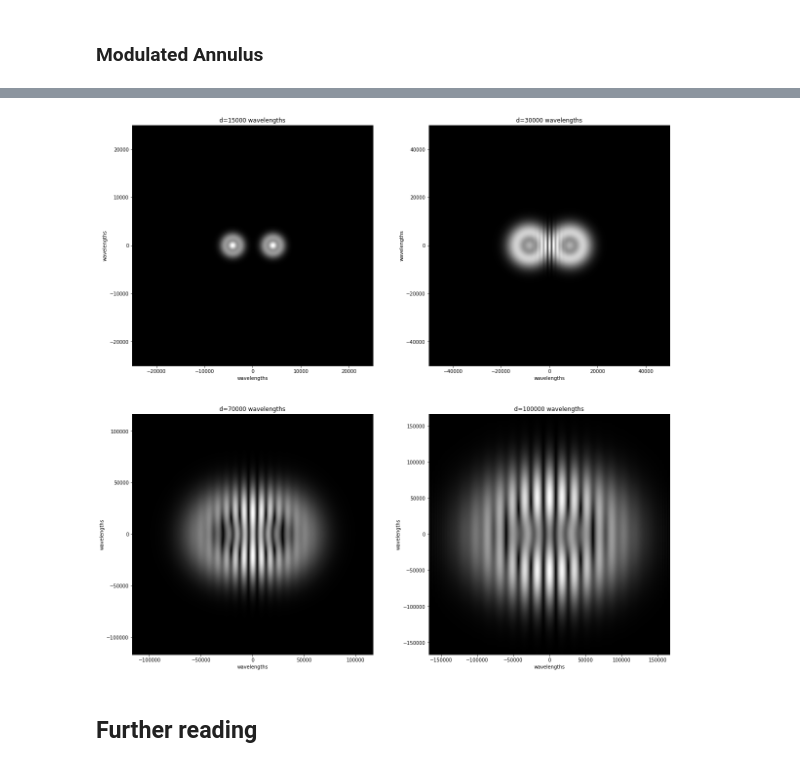
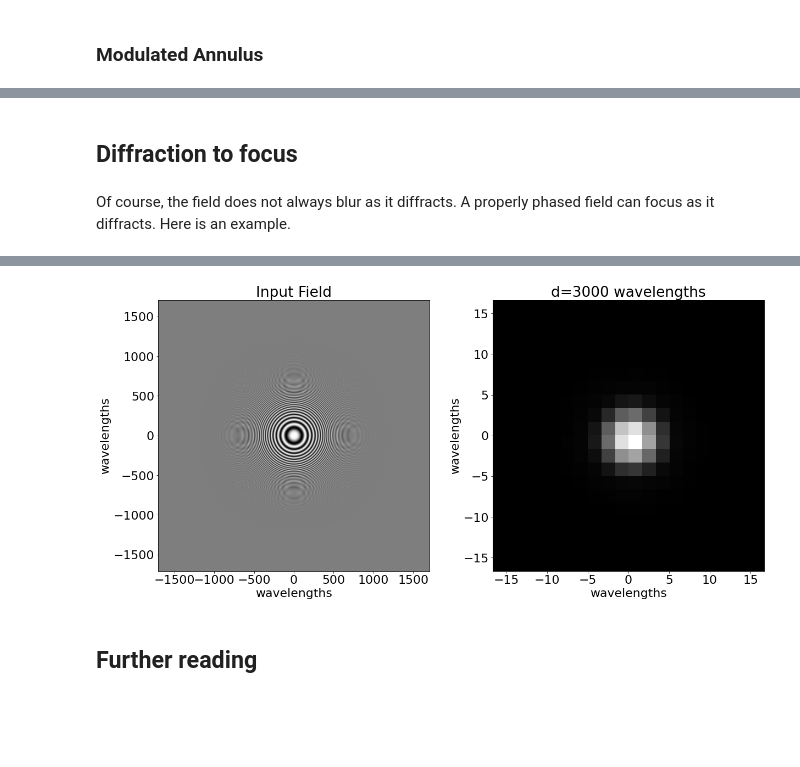
Before and after one commit to djbradyAtOpticalSciencesArizona/computationalImaging, a Jupyter notebook: waves/numericalDiffraction.ipynb, the cells around one changed output, grey strips where cells are left out. Saved outputs shown, nothing was run; the diff lists cells and outputs as text; code cells hidden in the pictures; blank space fills up the shorter version.

```diff
--- a/waves/numericalDiffraction.ipynb
+++ b/waves/numericalDiffraction.ipynb
@@ -24,5 +24,7 @@ from tensorflow import keras
 from tensorflow.keras.datasets import mnist
 %matplotlib inline
 plt.rcParams['figure.figsize'] = [20, 20]
+plt.rcParams.update({'font.size': 22})
 from google.colab import files
+from skimage.transform import rescale
 # %% [markdown]
@@ -40,8 +42,8 @@ def g(f,d,lam):
 # calculate the diffracted field for the 2d image f propagated a distance d with wavelength relative to the pixel pitch lam
 # d is in units of wavelengths, lam is the ratio of the wavelength to the sampling period. We assume lam<< 1
 #
-  zPad=np.int(2*d*lam)
-  inF=np.zeros(np.add(f.shape,[zPad,zPad]))
+  zPad=np.int(d*lam)
+  inF=np.zeros(np.add(f.shape,[zPad,zPad])).astype('complex128')
   inF[np.int(inF.shape[0]/2-f.shape[0]/2):np.int(inF.shape[0]/2+f.shape[0]/2),np.int(inF.shape[0]/2-f.shape[0]/2):np.int(inF.shape[0]/2+f.shape[0]/2)]=f
   urange=np.linspace(-lam/2,lam/2,inF.shape[0])
   u,v = np.meshgrid(urange,urange)
@@ -208,48 +210,35 @@ Text(0, 0.5, 'wavelengths')
+# %% [markdown]
+## Diffraction to focus
+# %% [markdown]
+Of course, the field does not always blur as it diffracts. A properly phased field can focus as it diffracts. Here is an example.
 # %%
+## Focusing Chirp Distribution
 N=1024
 lam=.3
 xrange=N/(lam*2)
 xp=np.linspace(-xrange,xrange,N)
 x,y = np.meshgrid(xp,xp)
-f=np.cos(.05*np.pi*x)*(np.exp(-(x**2+y**2)/4000)-np.exp(-(x**2+y**2)/5000))
+f=np.exp(-(x**2+y**2)/400000)*np.exp(-np.pi*1j*(x**2+y**2)/10000)
 plt.subplot(2,2,1)
-d=15000
-q=gFT(f,d,lam)
-xrange=d/(lam*2)
-plt.imshow(np.abs(q),extent=[-xrange,xrange,-xrange,xrange],cmap='gray', aspect='equal')
+plt.imshow(np.real(f),extent=[-xrange,xrange,-xrange,xrange],cmap='gray', aspect='equal')
 plt.xlabel('wavelengths')
 plt.ylabel('wavelengths')
-plt.title('d=%1.0f wavelengths' %d)
+plt.title('Input Field')
+d=3000
+q=g(f,d,lam)
+xrange=q.shape[0]/(lam*2)
 plt.subplot(2,2,2)
-d=30000
-q=gFT(f,d,lam)
-xrange=d/(lam*2)
-plt.imshow(np.abs(q),extent=[-xrange,xrange,-xrange,xrange],cmap='gray', aspect='equal')
+pip=q.shape[0]
+plt.imshow(np.abs(q[np.int(pip/2-10):np.int(pip/2+10),np.int(pip/2-10):np.int(pip/2+10)]),extent=[-10/(lam*2),10/(lam*2),-10/(lam*2),10/(lam*2)],cmap='gray', aspect='equal')
 plt.xlabel('wavelengths')
 plt.ylabel('wavelengths')
-plt.title('d=%1.0f wavelengths' %d)
-plt.subplot(2,2,3)
-d=70000
-q=gFT(f,d,lam)
-xrange=d/(lam*2)
-plt.imshow(np.abs(q),extent=[-xrange,xrange,-xrange,xrange],cmap='gray', aspect='equal')
-plt.xlabel('wavelengths')
-plt.ylabel('wavelengths')
-plt.title('d=%1.0f wavelengths' %d)
-plt.subplot(2,2,4)
-d=100000
-q=gFT(f,d,lam)
-xrange=d/(lam*2)
-plt.imshow(np.abs(q),extent=[-xrange,xrange,-xrange,xrange],cmap='gray', aspect='equal')
-plt.xlabel('wavelengths')
-plt.ylabel('wavelengths')
-plt.title('d=%1.0f wavelengths' %d)
-plt.savefig('annulusFT.pdf')
-files.download('annulusFT.pdf')
+plt.title('d=3000 wavelengths')
+plt.savefig('ASMfocus.pdf')
+files.download('ASMfocus.pdf')
 # %% [output]
 [interactive output not drawn]
 [interactive output not drawn]
-[figure, old version]
+[figure, new version]
 # %% [markdown]
 ## Further reading
 # %% [markdown]
```
Also changed, not shown: parts of 12 cells of this notebook.
